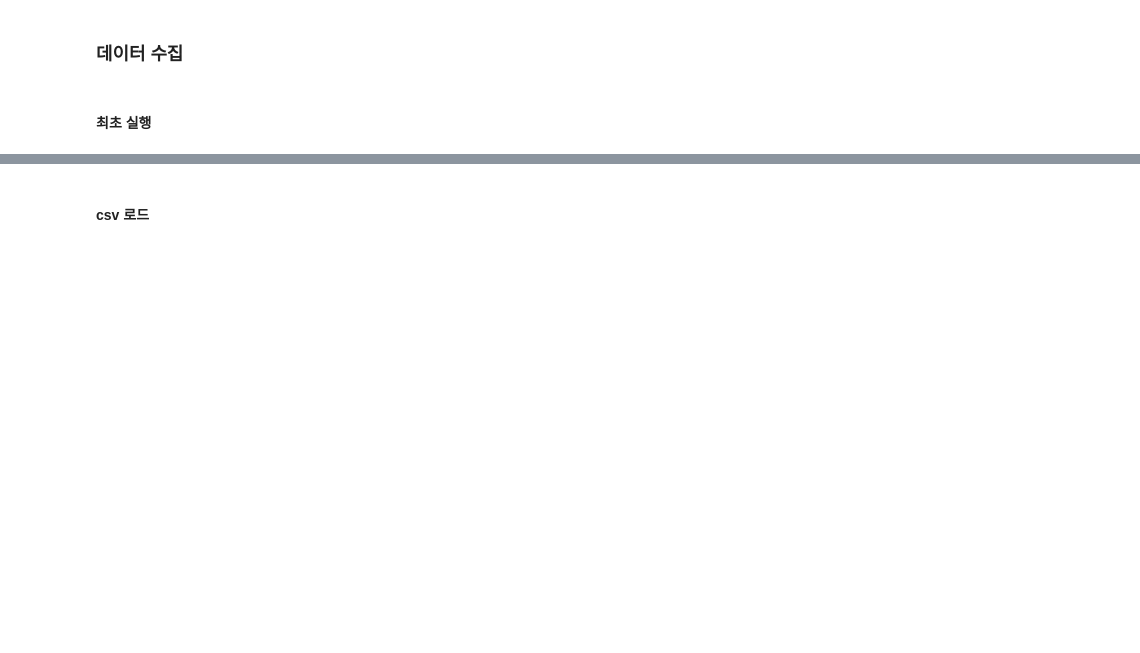
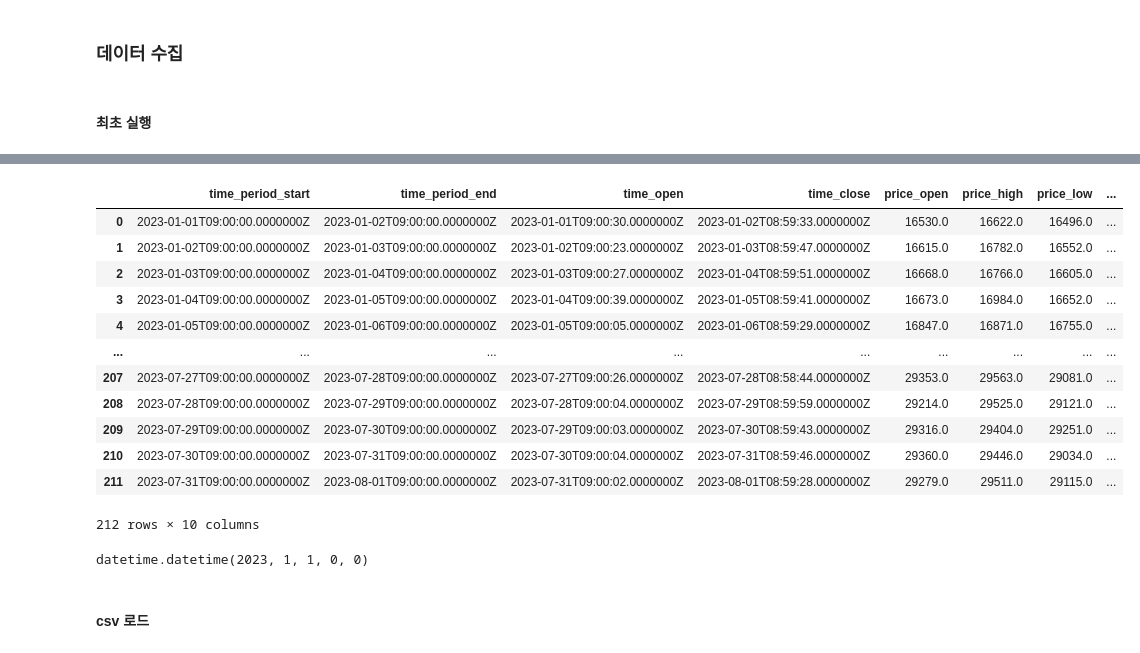
Before and after one commit to GmelaN/BTEM, a Jupyter notebook: backtest.ipynb, the cells around one changed output, grey strips where cells are left out. Saved outputs shown, nothing was run; the diff lists cells and outputs as text; code cells hidden in the pictures; blank space fills up the shorter version.

```diff
--- a/backtest.ipynb
+++ b/backtest.ipynb
@@ -10,10 +10,13 @@ duration = Duration(start="2015-01-01T00:00", end="2023-08-01T12:00", batch_size
 #### 최초 실행
 # %%
 from DataFetcher.DataFetcher import DataFetcher
+from DataFetcher.Duration import Duration
 
+duration = Duration(start="2023-01-01T00:00", end="2023-08-01T12:00", batch_size=1000, interval="DAY")
 dataFetcher = DataFetcher()
 
 data = dataFetcher.get_bitcoin_candle(duration=duration)
-data_mal = data.copy()
-
-data_mal.to_csv(f"./data/{str(duration.start).split()[0]}~{str(duration.end).split()[0]}.csv", encoding="utf8")
+# data_mal = data.copy()
+data
+# data_mal.to_csv(f"./data/{str(duration.start).split()[0]}~{str(duration.end).split()[0]}.csv", encoding="utf8", index=None)
+# %% [output]
@@ -20,3 +24,24 @@ data_mal.to_csv(f"./data/{str(duration.start).split()[0]}~{str(duration.end).spl
+|  | time_period_start | time_period_end | time_open | time_close | price_open | price_high | price_low | ... |
+| 0 | 2023-01-01T09:00:00.0000000Z | 2023-01-02T09:00:00.0000000Z | 2023-01-01T09:00:30.0000000Z | 2023-01-02T08:59:33.0000000Z | 16530.0 | 16622.0 | 16496.0 | ... |
+| 1 | 2023-01-02T09:00:00.0000000Z | 2023-01-03T09:00:00.0000000Z | 2023-01-02T09:00:23.0000000Z | 2023-01-03T08:59:47.0000000Z | 16615.0 | 16782.0 | 16552.0 | ... |
+| 2 | 2023-01-03T09:00:00.0000000Z | 2023-01-04T09:00:00.0000000Z | 2023-01-03T09:00:27.0000000Z | 2023-01-04T08:59:51.0000000Z | 16668.0 | 16766.0 | 16605.0 | ... |
+| 3 | 2023-01-04T09:00:00.0000000Z | 2023-01-05T09:00:00.0000000Z | 2023-01-04T09:00:39.0000000Z | 2023-01-05T08:59:41.0000000Z | 16673.0 | 16984.0 | 16652.0 | ... |
+| 4 | 2023-01-05T09:00:00.0000000Z | 2023-01-06T09:00:00.0000000Z | 2023-01-05T09:00:05.0000000Z | 2023-01-06T08:59:29.0000000Z | 16847.0 | 16871.0 | 16755.0 | ... |
+| ... | ... | ... | ... | ... | ... | ... | ... | ... |
+| 207 | 2023-07-27T09:00:00.0000000Z | 2023-07-28T09:00:00.0000000Z | 2023-07-27T09:00:26.0000000Z | 2023-07-28T08:58:44.0000000Z | 29353.0 | 29563.0 | 29081.0 | ... |
+| 208 | 2023-07-28T09:00:00.0000000Z | 2023-07-29T09:00:00.0000000Z | 2023-07-28T09:00:04.0000000Z | 2023-07-29T08:59:59.0000000Z | 29214.0 | 29525.0 | 29121.0 | ... |
+| 209 | 2023-07-29T09:00:00.0000000Z | 2023-07-30T09:00:00.0000000Z | 2023-07-29T09:00:03.0000000Z | 2023-07-30T08:59:43.0000000Z | 29316.0 | 29404.0 | 29251.0 | ... |
+| 210 | 2023-07-30T09:00:00.0000000Z | 2023-07-31T09:00:00.0000000Z | 2023-07-30T09:00:04.0000000Z | 2023-07-31T08:59:46.0000000Z | 29360.0 | 29446.0 | 29034.0 | ... |
+| 211 | 2023-07-31T09:00:00.0000000Z | 2023-08-01T09:00:00.0000000Z | 2023-07-31T09:00:02.0000000Z | 2023-08-01T08:59:28.0000000Z | 29279.0 | 29511.0 | 29115.0 | ... |
+212 rows × 10 columns
+# %%
+from datetime import datetime
+
+s = "2023-01-01T00:00:00.0000000Z"
+s.split('.')[0]
+datetime.strptime(s.split('.')[0], "%Y-%m-%dT%H:%M:%S")
+# %% [output]
+datetime.datetime(2023, 1, 1, 0, 0)
 # %% [markdown]
 #### csv 로드
 # %%
```
Also changed, not shown: parts of 9 cells of this notebook, 4 other files.
